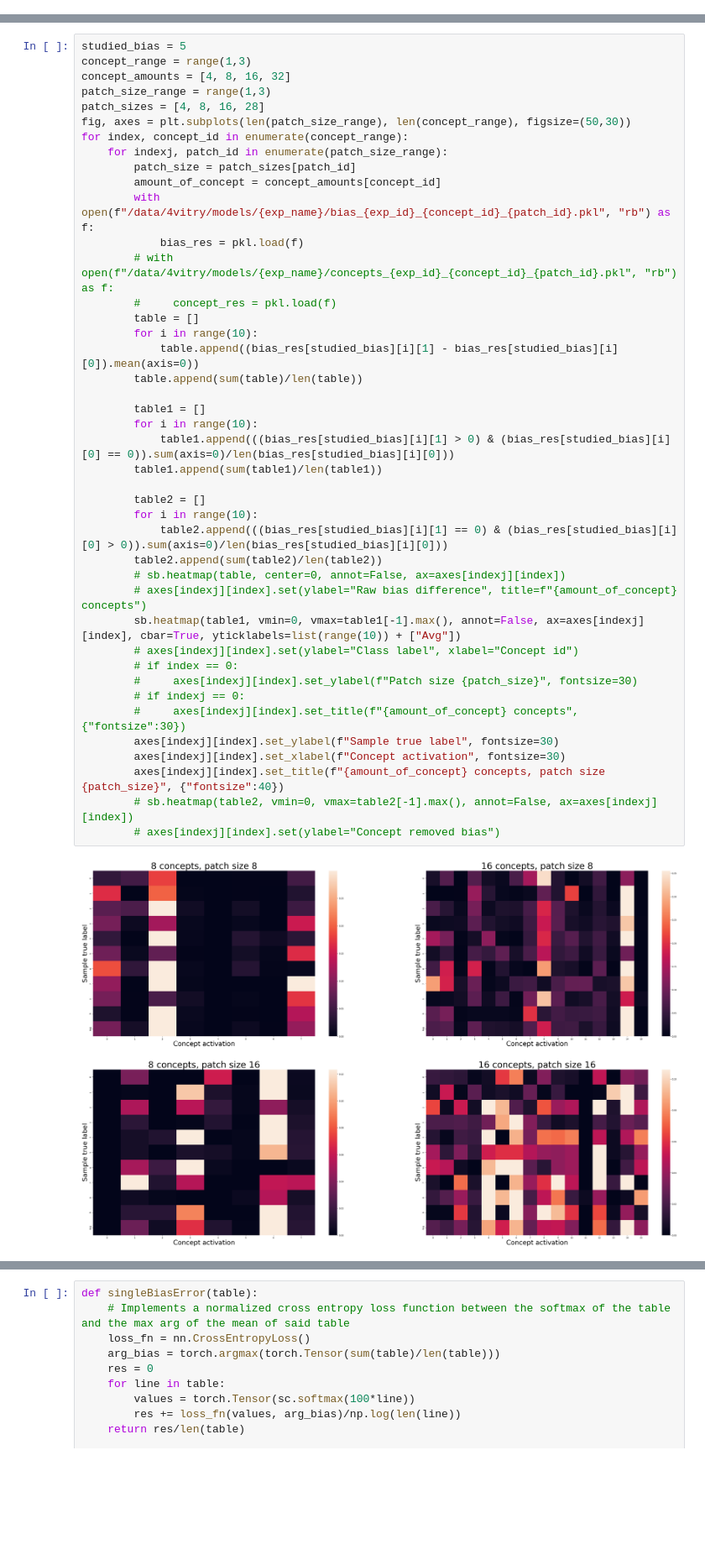
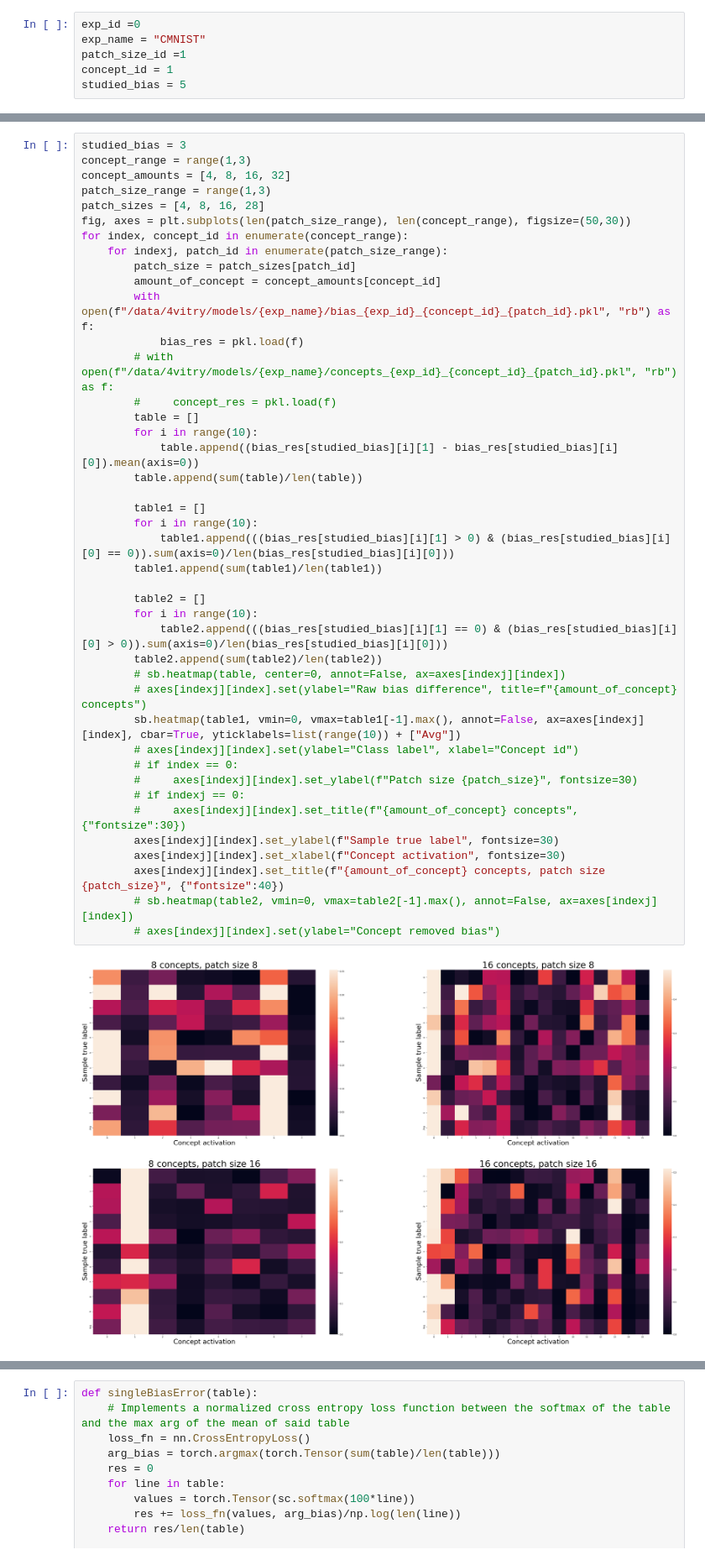
Before and after one commit to vitryt/label-free-bias-identification, a Jupyter notebook: data_recovery.ipynb, the cells around one changed output, grey strips where cells are left out. Shown at 84% size. Saved outputs shown, nothing was run; the diff lists cells and outputs as text; blank space fills up the shorter version.

```diff
--- a/data_recovery.ipynb
+++ b/data_recovery.ipynb
@@ -25 +28,7 @@ sys.path.append(os.getcwd())
+# %%
+exp_id =0
+exp_name = "CMNIST"
+patch_size_id =1
+concept_id = 1
+studied_bias = 5
 # %%
@@ -51,5 +147,5 @@ plt.show()
 # %%
-studied_bias = 5
+studied_bias = 3
 concept_range = range(1,3)
 concept_amounts = [4, 8, 16, 32]
 patch_size_range = range(1,3)
@@ -64,31 +160,31 @@ for index, concept_id in enumerate(concept_range):
         # with open(f"/data/4vitry/models/{exp_name}/concepts_{exp_id}_{concept_id}_{patch_id}.pkl", "rb") as f:
         #     concept_res = pkl.load(f)
         table = []
         for i in range(10):
             table.append((bias_res[studied_bias][i][1] - bias_res[studied_bias][i][0]).mean(axis=0))
         table.append(sum(table)/len(table))
 
         table1 = []
         for i in range(10):
             table1.append(((bias_res[studied_bias][i][1] > 0) & (bias_res[studied_bias][i][0] == 0)).sum(axis=0)/len(bias_res[studied_bias][i][0]))
         table1.append(sum(table1)/len(table1))
 
         table2 = []
         for i in range(10):
             table2.append(((bias_res[studied_bias][i][1] == 0) & (bias_res[studied_bias][i][0] > 0)).sum(axis=0)/len(bias_res[studied_bias][i][0]))
         table2.append(sum(table2)/len(table2))
         # sb.heatmap(table, center=0, annot=False, ax=axes[indexj][index])
         # axes[indexj][index].set(ylabel="Raw bias difference", title=f"{amount_of_concept} concepts")
         sb.heatmap(table1, vmin=0, vmax=table1[-1].max(), annot=False, ax=axes[indexj][index], cbar=True, yticklabels=list(range(10)) + ["Avg"])
         # axes[indexj][index].set(ylabel="Class label", xlabel="Concept id")
         # if index == 0:
         #     axes[indexj][index].set_ylabel(f"Patch size {patch_size}", fontsize=30)
         # if indexj == 0:
         #     axes[indexj][index].set_title(f"{amount_of_concept} concepts", {"fontsize":30})
         axes[indexj][index].set_ylabel(f"Sample true label", fontsize=30)
         axes[indexj][index].set_xlabel(f"Concept activation", fontsize=30)
         axes[indexj][index].set_title(f"{amount_of_concept} concepts, patch size {patch_size}", {"fontsize":40})
         # sb.heatmap(table2, vmin=0, vmax=table2[-1].max(), annot=False, ax=axes[indexj][index])
         # axes[indexj][index].set(ylabel="Concept removed bias")
 # %% [output]
-[figure, old version]
+[figure, new version]
```
Also changed, not shown: parts of 10 cells of this notebook, 11 other files.
